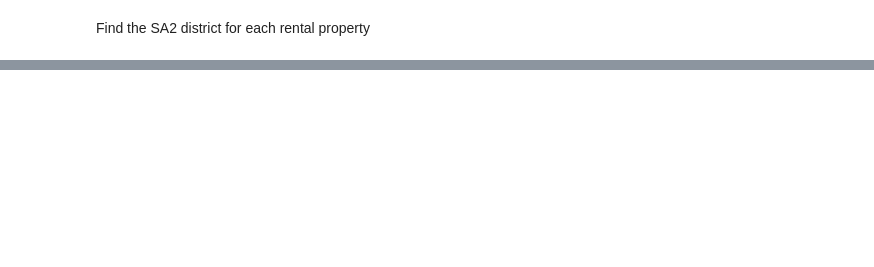
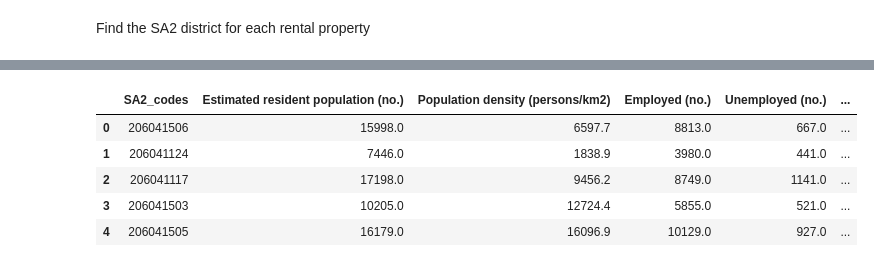
Before and after one commit to stephenmarcou/Real-Estate-Industry-Project, a Jupyter notebook: notebooks/rental_sa2.ipynb, the cells around one changed output, grey strips where cells are left out. Drawn from its saved outputs; the diff is of its cells as text; code cells hidden in the pictures; blank space fills up the shorter version.

```diff
--- a/notebooks/rental_sa2.ipynb
+++ b/notebooks/rental_sa2.ipynb
@@ -50,0 +124,11 @@ rent_data_sf.to_csv("../data/curated/rental_data_sf.csv", index=False)
+# %%
+sa2_info = pd.read_csv("../data/curated/suburb_info.csv")
+
+sa2_info.head()
+# %% [output]
+|  | SA2_codes | Estimated resident population (no.) | Population density (persons/km2) | Employed (no.) | Unemployed (no.) | ... |
+| 0 | 206041506 | 15998.0 | 6597.7 | 8813.0 | 667.0 | ... |
+| 1 | 206041124 | 7446.0 | 1838.9 | 3980.0 | 441.0 | ... |
+| 2 | 206041117 | 17198.0 | 9456.2 | 8749.0 | 1141.0 | ... |
+| 3 | 206041503 | 10205.0 | 12724.4 | 5855.0 | 521.0 | ... |
+| 4 | 206041505 | 16179.0 | 16096.9 | 10129.0 | 927.0 | ... |
```
Also changed, not shown: parts of 11 cells of this notebook, 3 other files.
